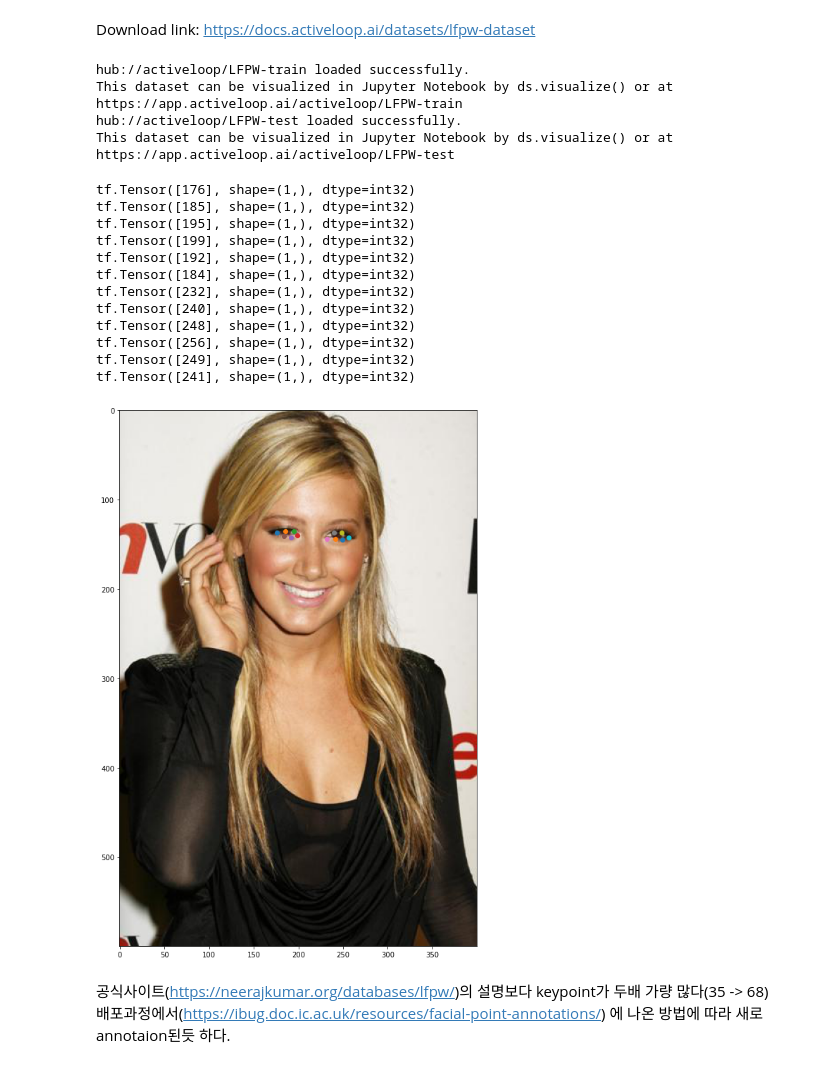
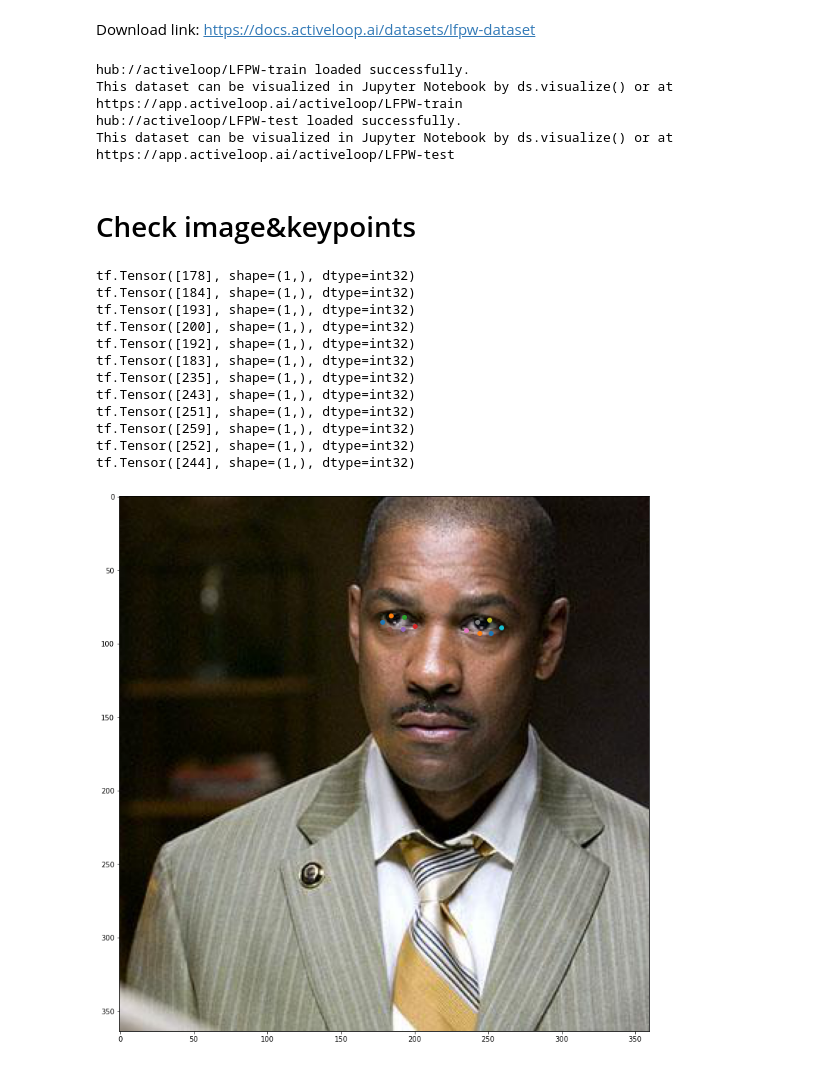
Before and after one commit to OpenSW-Going-Merry/Image_method, a Jupyter notebook: Download_image.ipynb, the cells around one changed output. Saved outputs shown, nothing was run; the diff lists cells and outputs as text; code cells hidden in the pictures.

Commit message:
Convert datasets by ndarray

```diff
--- a/Download_image.ipynb
+++ b/Download_image.ipynb
@@ -1,5 +1,5 @@
-# %% [markdown]
-Download link: https://docs.activeloop.ai/datasets/lfpw-dataset
+# %% [markdown]
+Download link: https://docs.activeloop.ai/datasets/lfpw-dataset
 # %%
 import hub
 import matplotlib.pyplot as plt
@@ -14,31 +15,30 @@ hub://activeloop/LFPW-train loaded successfully.
 This dataset can be visualized in Jupyter Notebook by ds.visualize() or at https://app.activeloop.ai/activeloop/LFPW-train
 hub://activeloop/LFPW-test loaded successfully.
 This dataset can be visualized in Jupyter Notebook by ds.visualize() or at https://app.activeloop.ai/activeloop/LFPW-test
+# %% [markdown]
+# Check image&keypoints
 # %%
 fig, ax = plt.subplots(figsize=(14, 14))
-for i in dataloader_test:
+for i in dataloader_train:
     ax.imshow(i["images"])
     index=0
     for j in range(0, len(i["keypoints"]), 3):
         index+=1
         if index > 36 and index < 49:
             print(i["keypoints"][j])
             ax.scatter(i["keypoints"][j],i["keypoints"][j+1])
     break
 # %% [output]
-tf.Tensor([176], shape=(1,), dtype=int32)
-tf.Tensor([185], shape=(1,), dtype=int32)
-tf.Tensor([195], shape=(1,), dtype=int32)
-tf.Tensor([199], shape=(1,), dtype=int32)
+tf.Tensor([178], shape=(1,), dtype=int32)
+tf.Tensor([184], shape=(1,), dtype=int32)
+tf.Tensor([193], shape=(1,), dtype=int32)
+tf.Tensor([200], shape=(1,), dtype=int32)
 tf.Tensor([192], shape=(1,), dtype=int32)
-tf.Tensor([184], shape=(1,), dtype=int32)
-tf.Tensor([232], shape=(1,), dtype=int32)
-tf.Tensor([240], shape=(1,), dtype=int32)
-tf.Tensor([248], shape=(1,), dtype=int32)
-tf.Tensor([256], shape=(1,), dtype=int32)
-tf.Tensor([249], shape=(1,), dtype=int32)
-tf.Tensor([241], shape=(1,), dtype=int32)
+tf.Tensor([183], shape=(1,), dtype=int32)
+tf.Tensor([235], shape=(1,), dtype=int32)
+tf.Tensor([243], shape=(1,), dtype=int32)
+tf.Tensor([251], shape=(1,), dtype=int32)
+tf.Tensor([259], shape=(1,), dtype=int32)
+tf.Tensor([252], shape=(1,), dtype=int32)
+tf.Tensor([244], shape=(1,), dtype=int32)
-[figure, old version]
+[figure, new version]
-# %% [markdown]
-공식사이트(https://neerajkumar.org/databases/lfpw/)의 설명보다 keypoint가 두배 가량 많다(35 -> 68)
-배포과정에서(https://ibug.doc.ic.ac.uk/resources/facial-point-annotations/) 에 나온 방법에 따라 새로 annotaion된듯 하다.
```
Also changed, not shown: parts of 10 cells of this notebook.
